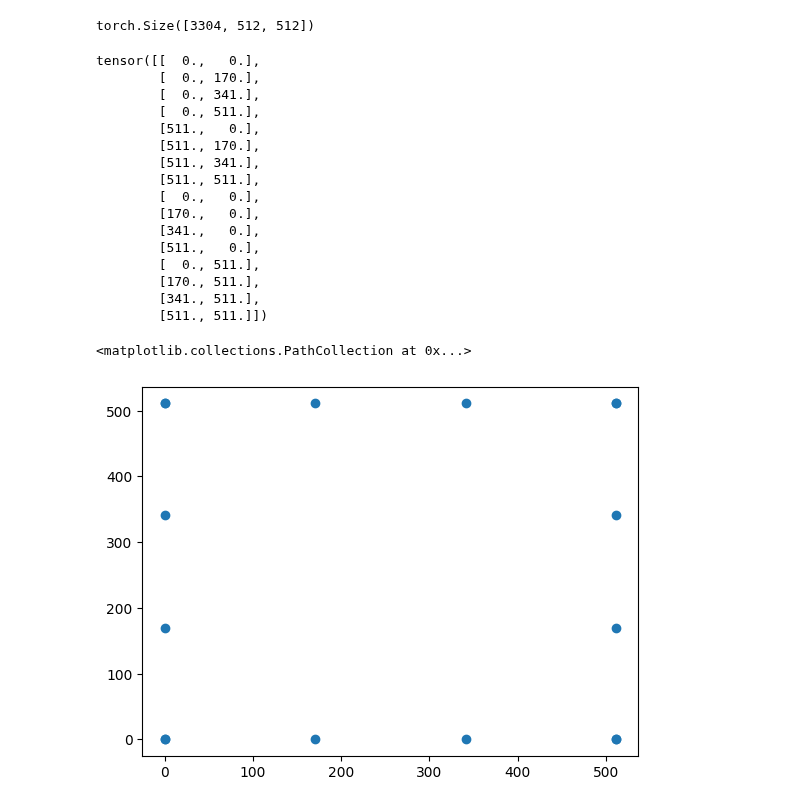
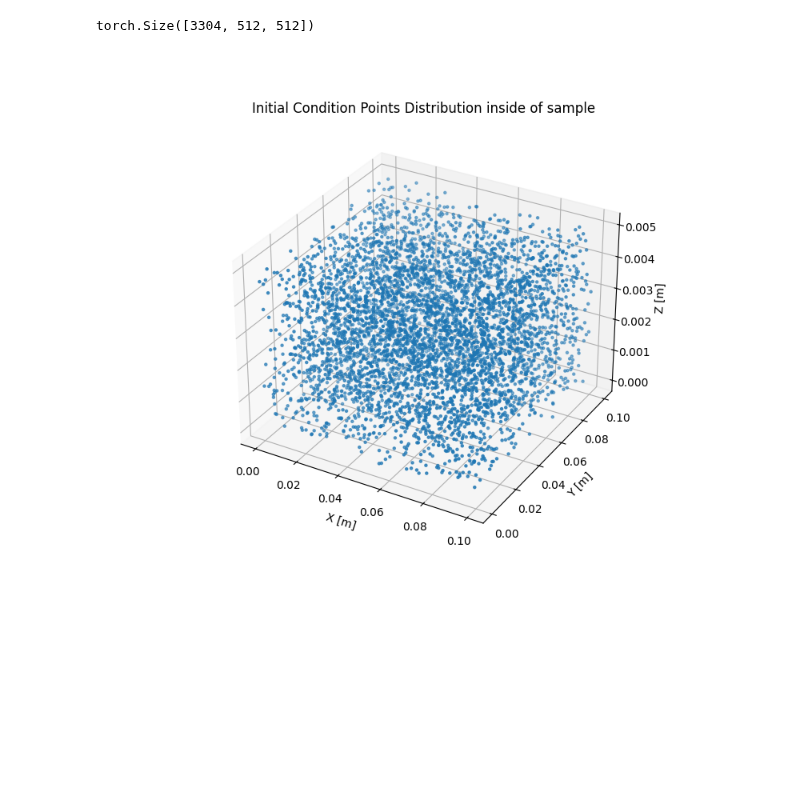
Before and after one commit to konrad-jaworski/Anisotropic_diffusivity_2, a Jupyter notebook: long_sequence_3D_analysis.ipynb, the cells around one changed output. Drawn from its saved outputs; the diff is of its cells as text; code cells hidden in the pictures; blank space fills up the shorter version.

```diff
--- a/long_sequence_3D_analysis.ipynb
+++ b/long_sequence_3D_analysis.ipynb
@@ -140,48 +255,20 @@ X,Y=operator.network_format(30)
-# %%
-x=torch.linspace(0,511,4)
-y=torch.linspace(0,511,4)
-
-P_lr=torch.ones(8,2)*511
-P_lr[0:4,0]=0.0
-j=0
-for i in range(8):
-    if j==4:
-        j=0
-    P_lr[i,1]=x[j]
-    j=j+1
-
-P_tb=torch.ones(8,2)*511
-P_tb[0:4,1]=0.0
-
-j=0
-for i in range(8):
-    if j==4:
-        j=0
-    P_tb[i,0]=y[j]
-    j=j+1
-
-P=torch.concatenate([P_lr,P_tb],dim=0)
-P=P.round()
-P
-# %% [output]
-tensor([[  0.,   0.],
-        [  0., 170.],
-        [  0., 341.],
-        [  0., 511.],
-        [511.,   0.],
-        [511., 170.],
-        [511., 341.],
-        [511., 511.],
-        [  0.,   0.],
-        [170.,   0.],
-        [341.,   0.],
-        [511.,   0.],
-        [  0., 511.],
-        [170., 511.],
-        [341., 511.],
-        [511., 511.]])
-# %%
-plt.scatter(P[:,0],P[:,1])
-# %% [output]
-<matplotlib.collections.PathCollection at 0x...>
-[figure, removed]
+# %%
+X=operator.set_collocation_points(N_t=100,N_space=1000)
+# %%
+# exaggerate Z only for visualization
+
+pts_viz = X[:,1:]
+
+fig = plt.figure(figsize=(8,7))
+plt.tight_layout()
+ax = fig.add_subplot(111, projection='3d')
+
+ax.scatter(pts_viz[:,0], pts_viz[:,1], pts_viz[:,2], s=5)
+
+ax.set_xlabel("X [m]")
+ax.set_ylabel("Y [m]")
+ax.set_zlabel("Z [m]")
+plt.title("Initial Condition Points Distribution inside of sample")
+plt.show()
+# %% [output]
+[figure, added]
```
Also changed, not shown: parts of 3 cells of this notebook.
